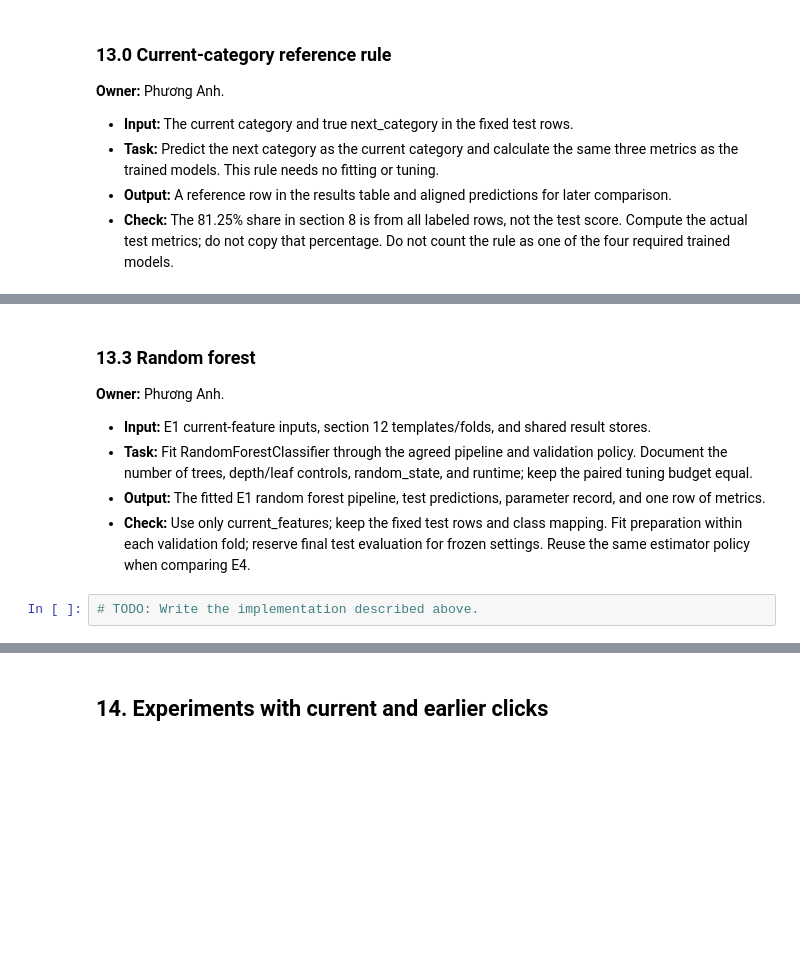
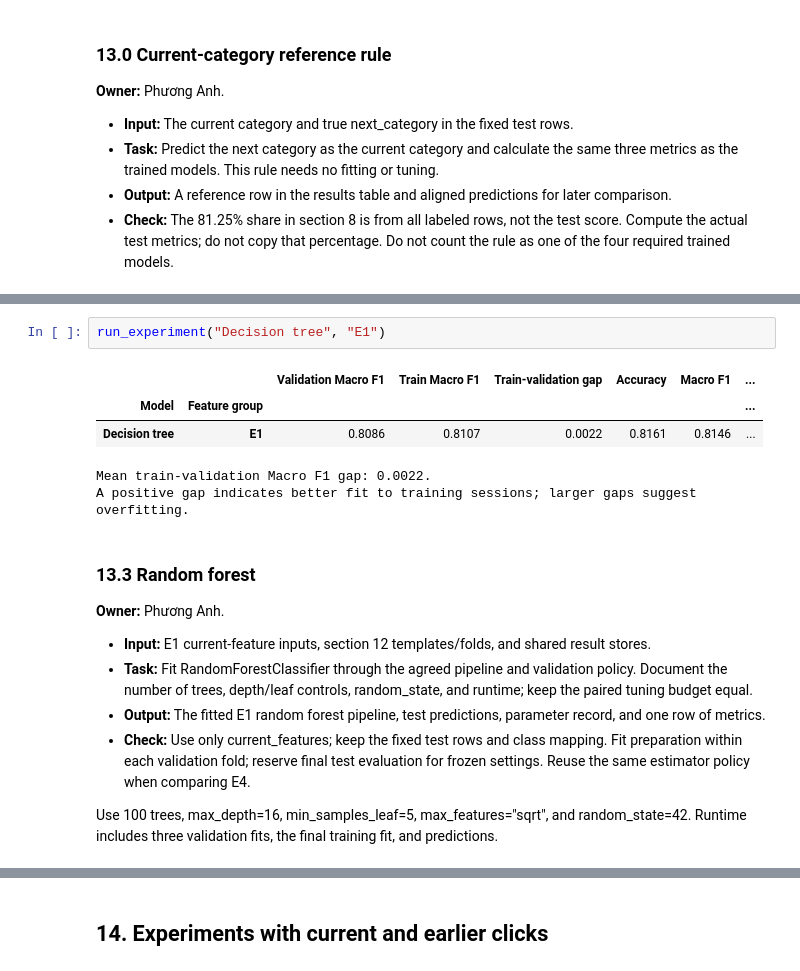
Before and after one commit to nghonganh016/eshop-clothing-next-category, a Jupyter notebook: Group01_EShopClothing.ipynb, the cells around one changed output, grey strips where cells are left out. Saved outputs shown, nothing was run; the diff lists cells and outputs as text; blank space fills up the shorter version.

```diff
--- a/Group01_EShopClothing.ipynb
+++ b/Group01_EShopClothing.ipynb
@@ -1037,3 +1293,11 @@ Test data saved (rows, columns): (28957, 26)
+# %%
+run_experiment("Decision tree", "E1")
+# %% [output]
+|  |  | Validation Macro F1 | Train Macro F1 | Train-validation gap | Accuracy | Macro F1 | ... |
+| Model | Feature group |  |  |  |  |  | ... |
+| Decision tree | E1 | 0.8086 | 0.8107 | 0.0022 | 0.8161 | 0.8146 | ... |
+Mean train-validation Macro F1 gap: 0.0022.
+A positive gap indicates better fit to training sessions; larger gaps suggest overfitting.
 # %% [markdown]
 ### 13.3 Random forest
 
@@ -1043,5 +1307,5 @@ Test data saved (rows, columns): (28957, 26)
 - **Task:** Fit RandomForestClassifier through the agreed pipeline and validation policy. Document the number of trees, depth/leaf controls, random_state, and runtime; keep the paired tuning budget equal.
 - **Output:** The fitted E1 random forest pipeline, test predictions, parameter record, and one row of metrics.
 - **Check:** Use only current_features; keep the fixed test rows and class mapping. Fit preparation within each validation fold; reserve final test evaluation for frozen settings. Reuse the same estimator policy when comparing E4.
+
+Use 100 trees, max_depth=16, min_samples_leaf=5, max_features="sqrt", and random_state=42. Runtime includes three validation fits, the final training fit, and predictions.
-# %%
-# TODO: Write the implementation described above.
```
Also changed, not shown: parts of 41 cells of this notebook.
